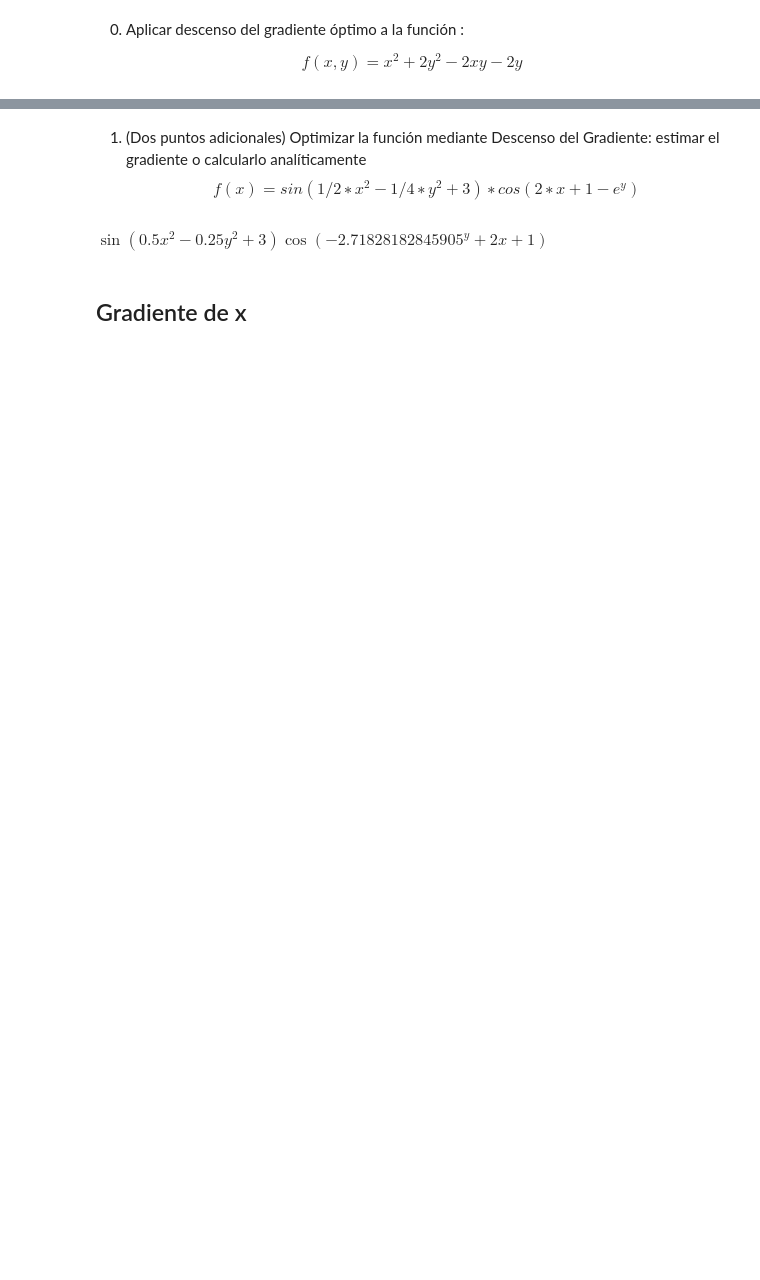
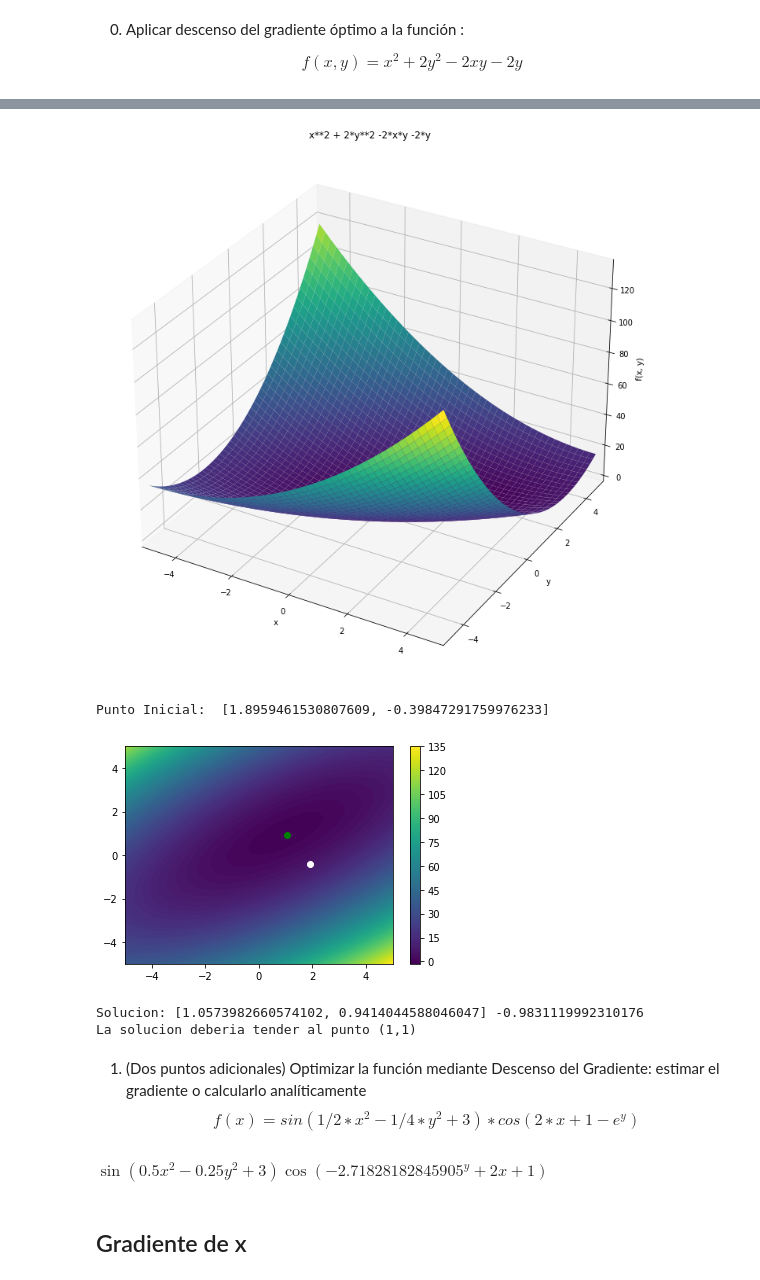
Before and after one commit to vfmas15/algorithms_masters, a Jupyter notebook: gradiente1.ipynb, the cells around one changed output, grey strips where cells are left out. Drawn from its saved outputs; the diff is of its cells as text; code cells hidden in the pictures; blank space fills up the shorter version.

```diff
--- a/gradiente1.ipynb
+++ b/gradiente1.ipynb
@@ -129,3 +72,64 @@ plt.show()
+# %%
+## dibujamos la función
+##############################
+
+
+plot3d(x**2 +2*y**2 -2*x*y -2*y ,
+       (x,-5,5),(y,-5,5),
+       title='x**2 + 2*y**2 -2*x*y -2*y',
+       size=(10,10))
+
+#Definimos la funcion y su gradiente
+
+f  = lambda X: X[0]**2 + 2*X[1]**2 - 2*X[0]*X[1] - 2*X[1]
+df = lambda X: [2*X[0]-2*X[1],4*X[1]-2*X[0]-2]
+#df([1,2])
+
+#Prepara los datos para dibujar mapa de niveles de Z
+resolucion = 100
+rango=5
+
+X=np.linspace(-rango,rango,resolucion)
+Y=np.linspace(-rango,rango,resolucion)
+Z=np.zeros((resolucion,resolucion))
+for ix,x in enumerate(X):
+  for iy,y in enumerate(Y):
+    Z[iy,ix] = f([x,y])
+
+#Pinta el mapa de niveles de Z
+plt.contourf(X,Y,Z,resolucion)
+plt.colorbar() ## barra vertical al lado del dibujo en los ejes de coordenadas
+
+#Generamos un punto aleatorio inicial y pintamos de blanco
+P_ini=[random.uniform(-2,2  ),random.uniform(-2,2 ) ]
+print("Punto Inicial: ",P_ini)
+plt.plot(P_ini[0],P_ini[1],"o",c="white") ## "o" indica que es un punto que se dibuja
+
+#Tasa de aprendizaje. Fija. Sería más efectivo reducirlo a medida que nos acercamos.
+TA=0.1
+## Numero de iteraciones
+num_iter = 100
+## Punto inicial
+P = P_ini
+
+## ALGORITMO DEL DESCENSO DEL GRADIENTE
+
+for i in range(num_iter):
+  grad = df(P)
+  P[0], P[1] = P[0] -learnin_rate_decay(1, TA, i)*grad[0], P[1] - learnin_rate_decay(1, TA, i)*grad[1]
+
+
+#Dibujamos el punto final y pintamos de verde
+plt.plot(P[0],P[1],"o",c="green")
+plt.show()
+print("Solucion:" , P , f(P))
+print("La solucion deberia tender al punto (1,1)")
+# %% [output]
+[figure, added]
+Punto Inicial:  [1.8959461530807609, -0.39847291759976233]
+[figure, added]
+Solucion: [1.0573982660574102, 0.9414044588046047] -0.9831119992310176
+La solucion deberia tender al punto (1,1)
 # %% [markdown]
 1) (Dos puntos adicionales) Optimizar la función mediante Descenso del Gradiente: estimar el gradiente o calcularlo analíticamente
 $$f(x)=sin(1/2∗x^2−1/4∗y^2+3)∗cos(2∗x+1−e^y)$$
```
Also changed, not shown: parts of 12 cells of this notebook, 1 other file.
